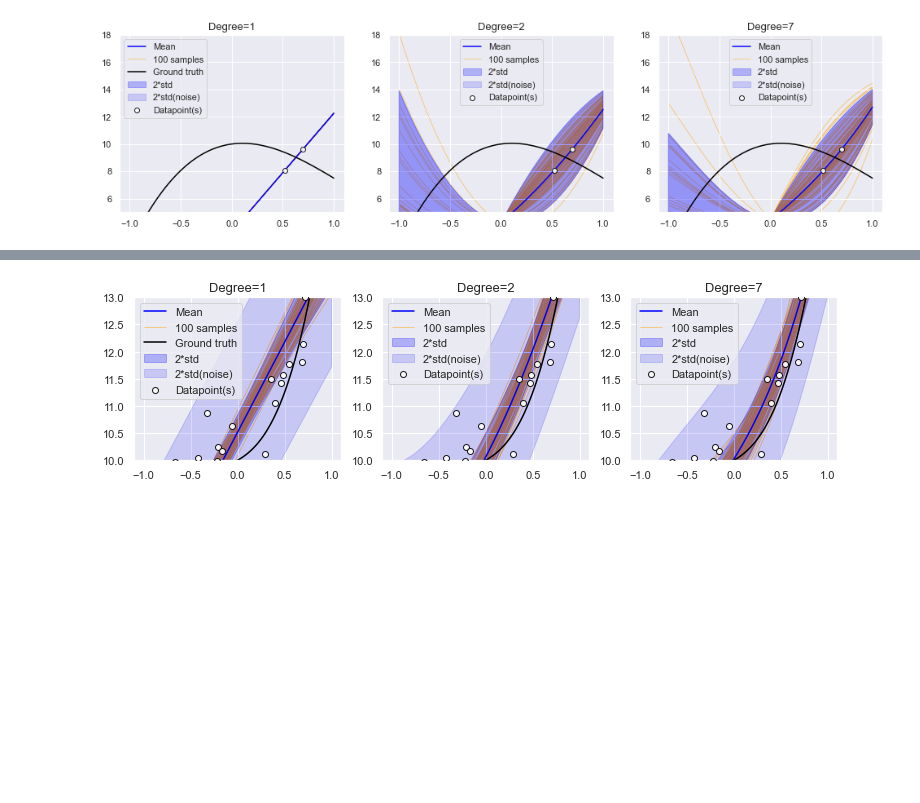
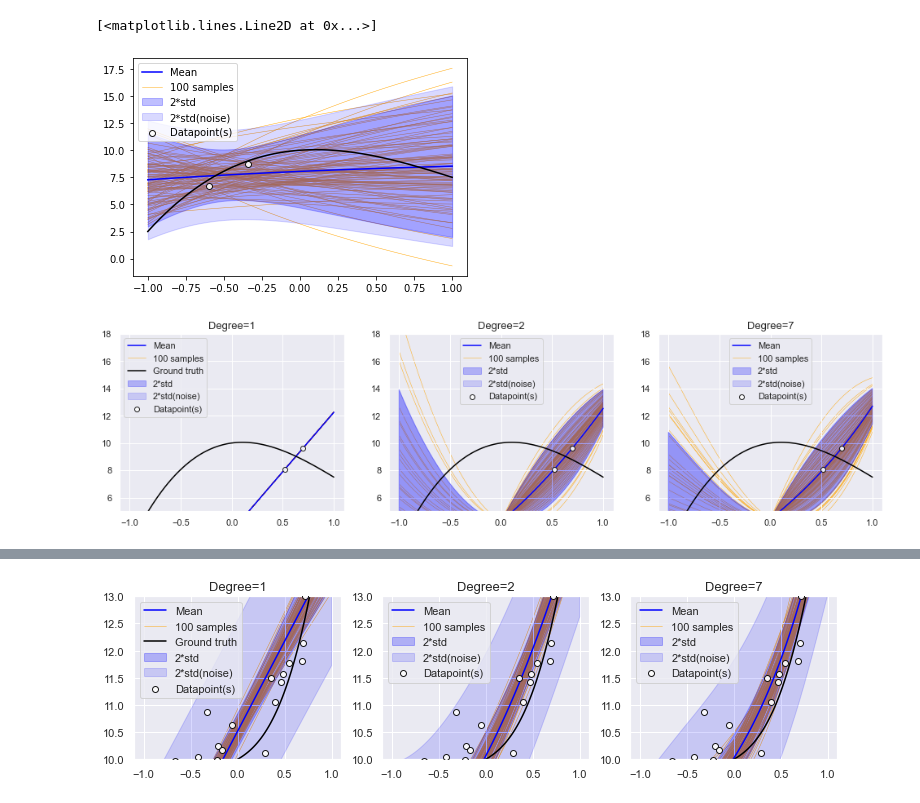
Before and after one commit to FLClab/bandit-optimization, a Jupyter notebook: Regression theory.ipynb, the cells around one changed output, grey strips where cells are left out. Cells and saved outputs as stored; diff of their text form; code cells hidden in the pictures; blank space fills up the shorter version.

```diff
--- a/Regression theory.ipynb
+++ b/Regression theory.ipynb
@@ -36,3 +40,17 @@ plt.show()
+# %%
+
+degree = 3
+reg = sklearn_BayesRidge(degree=degree, param_space_bounds=[(-1,1)], N0_w=1, std0_w=8, N0_n=1, std0_n=2)
+reg.update(X_train, y_train)
+
+X_grid = np.linspace(-1, 1, 100)[:,np.newaxis]
+mean, std, std_noise = reg.get_mean_std(X_grid, return_withnoise=True)
+samples_list = [reg.sample(X_grid) for i in range(100)]
+plot_1dregression(X_grid.flatten(), mean, std, std_noise, samples_list, X_train, y_train, legend=True)
+plt.plot(X_grid, poly_1d(X_grid), c='black', label="Ground truth")
+# %% [output]
+[<matplotlib.lines.Line2D at 0x...>]
+[figure, added]
 # %%
 sns.set_theme()
 scale=4
@@ -72,7 +90,7 @@ plt.show()
 #     plt.title(f"Degree={degree}")
 #     plt.show()
 # %% [output]
-[figure, old version]
+[figure, new version]
 # %%
 
 # def poly_1d(X, a=200, b=6):
```
Also changed, not shown: parts of 3 cells of this notebook, 1 other file.
